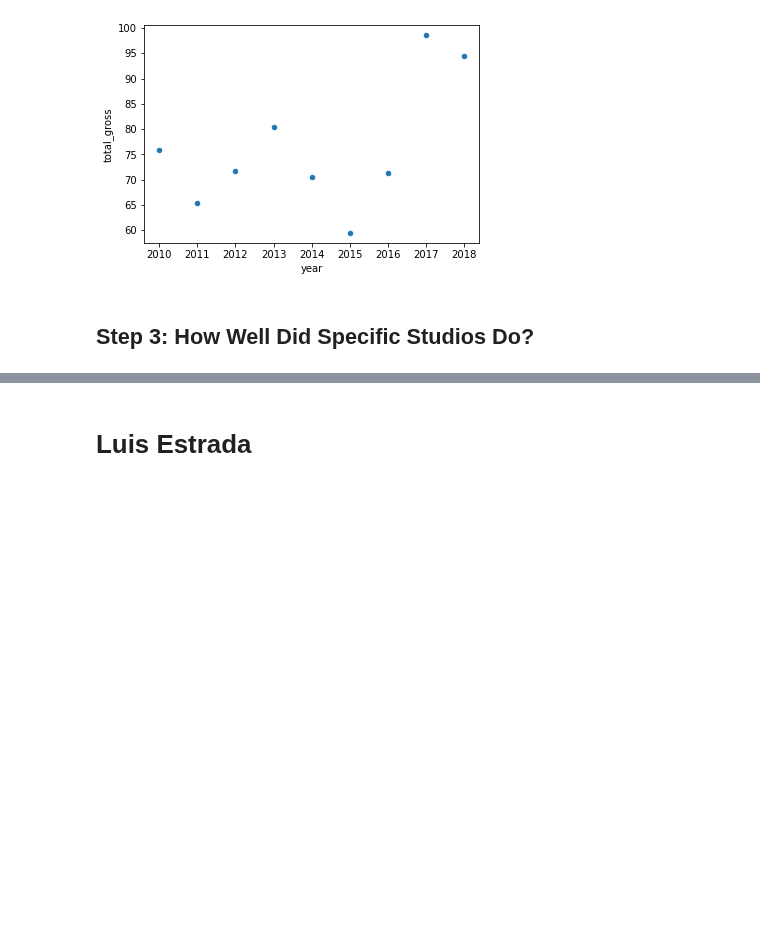
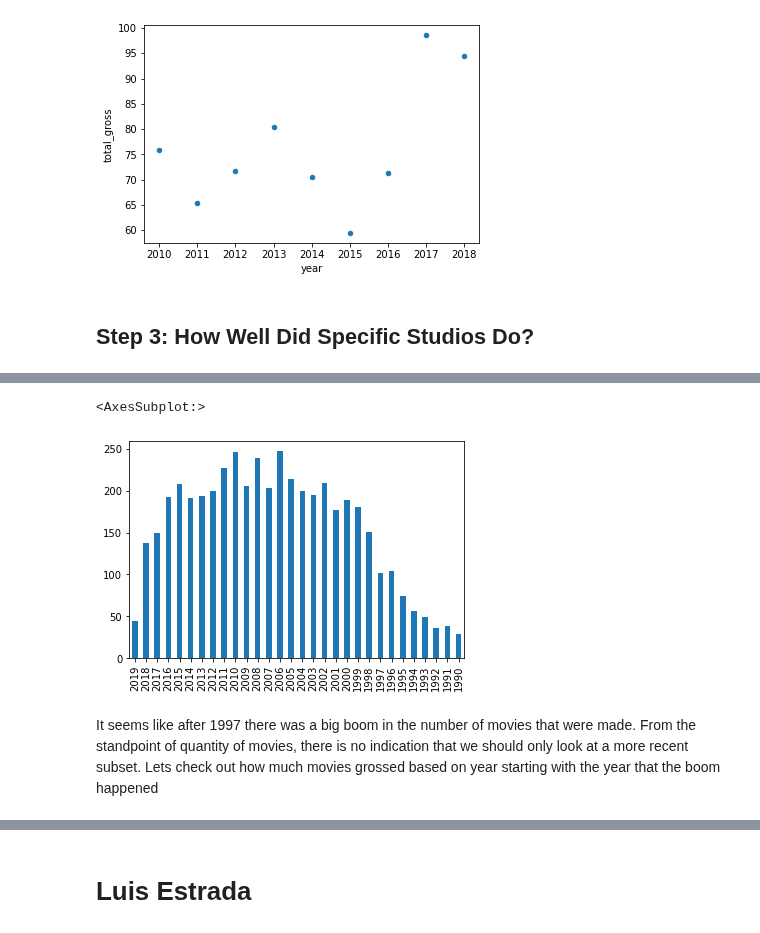
Before and after one commit to mehince/group-1-capstone, a Jupyter notebook: student.ipynb, the cells around one changed output, grey strips where cells are left out. Cells and saved outputs as stored; diff of their text form; code cells hidden in the pictures; blank space fills up the shorter version.

Commit message:
Cleaned and Explored budget dataset

```diff
--- a/student.ipynb
+++ b/student.ipynb
@@ -302,0 +378,3 @@ movie_gross_df.groupby('studio').mean()['domestic_gross'].sort_values(ascending=
+# %%
+# Update the dtype of the worldwide_gross column
+budget_df['worldwide_gross'] = budget_df['worldwide_gross'].map(money_to_float)
@@ -302,0 +384,3 @@ movie_gross_df.groupby('studio').mean()['domestic_gross'].sort_values(ascending=
+# %%
+# Lets make the release date an int dtype that only has the year
+budget_df['release_date'] = pd.to_datetime(budget_df['release_date']).dt.year
@@ -302,0 +441,3 @@ movie_gross_df.groupby('studio').mean()['domestic_gross'].sort_values(ascending=
+# %%
+# Both values are < 10% of the data, which for now we will consider as small enough to just drop
+budget_df = budget_df[budget_df['domestic_gross'] != 0]
@@ -302,0 +448,5 @@ movie_gross_df.groupby('studio').mean()['domestic_gross'].sort_values(ascending=
+# %%
+# Finally, we can normalize monetary columns to the millions
+budget_df['production_budget'] = budget_df['production_budget']/1000000
+budget_df['domestic_gross'] = budget_df['domestic_gross']/1000000
+budget_df['worldwide_gross'] = budget_df['worldwide_gross']/1000000
@@ -302,0 +546,8 @@ movie_gross_df.groupby('studio').mean()['domestic_gross'].sort_values(ascending=
+# %%
+# Already we can see some years have very little movies. Let us filter the top 30
+budget_df['release_date'].value_counts().sort_index(ascending=False)[:30].plot.bar()
+# %% [output]
+<AxesSubplot:>
+[figure, added]
+# %% [markdown]
+It seems like after 1997 there was a big boom in the number of movies that were made. From the standpoint of quantity of movies, there is no indication that we should only look at a more recent subset. Lets check out how much movies grossed based on year starting with the year that the boom happened
```
Also changed, not shown: parts of 59 cells of this notebook.
